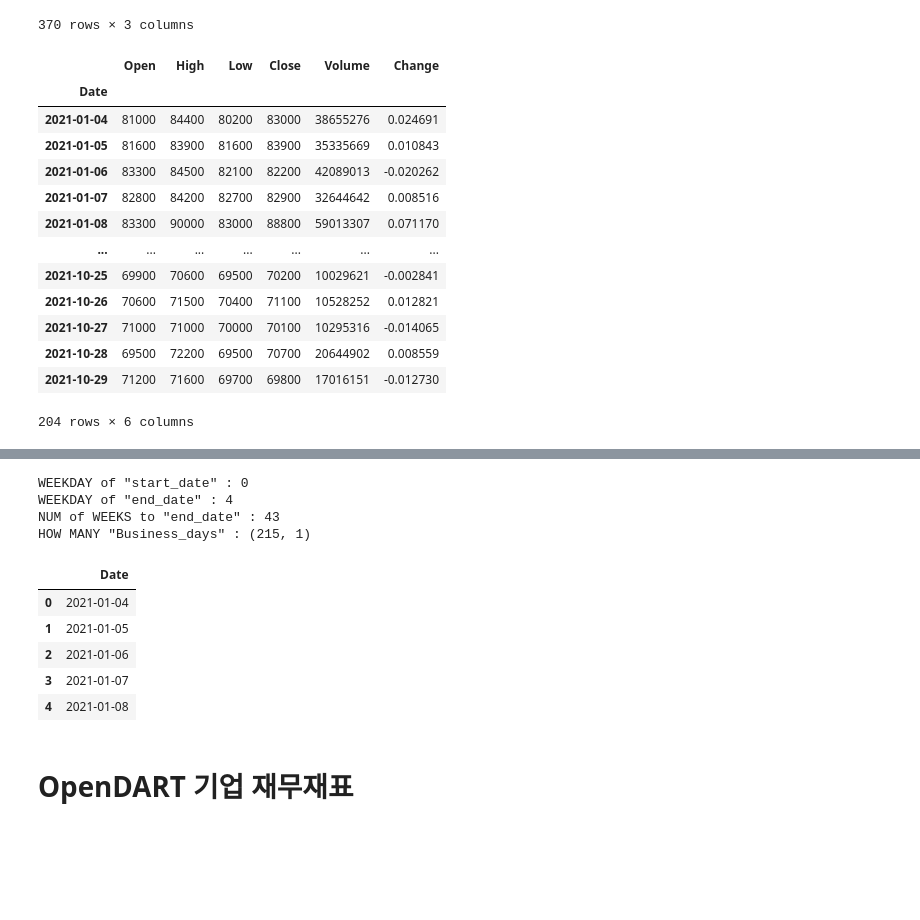
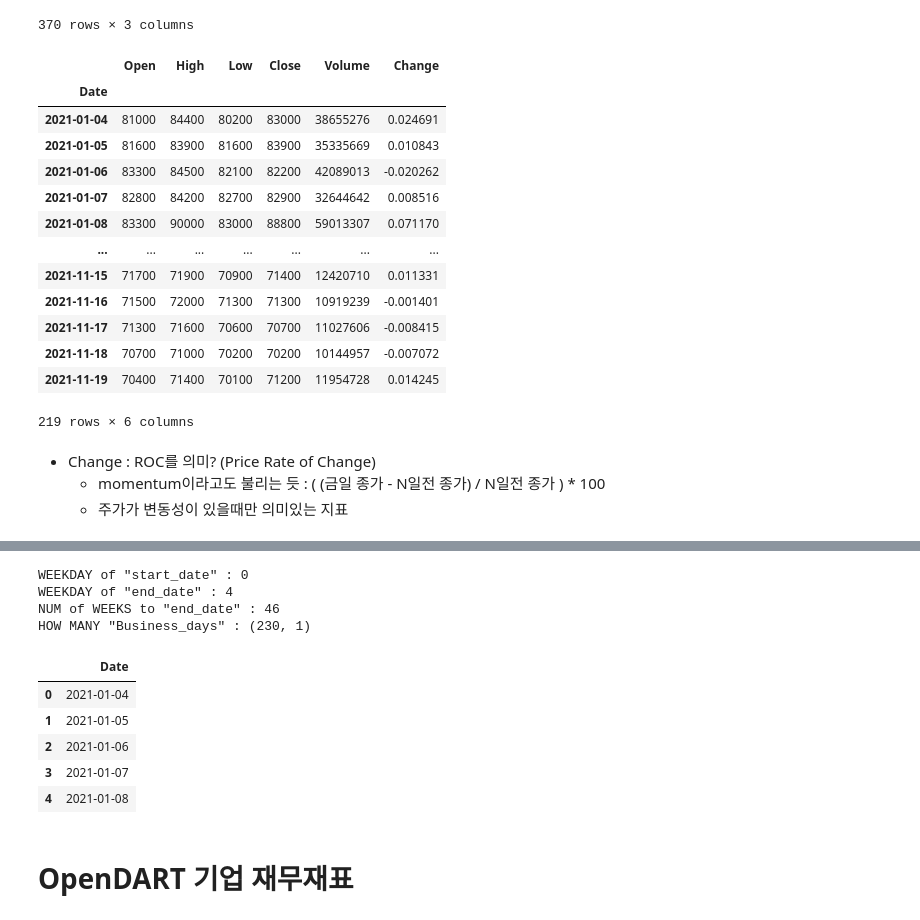
Before and after one commit to aeddung/Election, a Jupyter notebook: stock_prediction/dongha_demo.ipynb, the cells around one changed output, grey strips where cells are left out. Saved outputs shown, nothing was run; the diff lists cells and outputs as text; code cells hidden in the pictures; blank space fills up the shorter version.

```diff
--- a/stock_prediction/dongha_demo.ipynb
+++ b/stock_prediction/dongha_demo.ipynb
@@ -94,25 +125,29 @@ stock_list
 370 rows × 3 columns
 # %%
 start_date = '20210104'
-end_date = '20211029'
+end_date = '20211119'
 sample_code = '005930'
 stock = fdr.DataReader(sample_code, start = start_date, end = end_date)
 stock
 # %% [output]
 |  | Open | High | Low | Close | Volume | Change |
 | Date |  |  |  |  |  |  |
 | 2021-01-04 | 81000 | 84400 | 80200 | 83000 | 38655276 | 0.024691 |
 | 2021-01-05 | 81600 | 83900 | 81600 | 83900 | 35335669 | 0.010843 |
 | 2021-01-06 | 83300 | 84500 | 82100 | 82200 | 42089013 | -0.020262 |
 | 2021-01-07 | 82800 | 84200 | 82700 | 82900 | 32644642 | 0.008516 |
 | 2021-01-08 | 83300 | 90000 | 83000 | 88800 | 59013307 | 0.071170 |
 | ... | ... | ... | ... | ... | ... | ... |
-| 2021-10-25 | 69900 | 70600 | 69500 | 70200 | 10029621 | -0.002841 |
-| 2021-10-26 | 70600 | 71500 | 70400 | 71100 | 10528252 | 0.012821 |
-| 2021-10-27 | 71000 | 71000 | 70000 | 70100 | 10295316 | -0.014065 |
-| 2021-10-28 | 69500 | 72200 | 69500 | 70700 | 20644902 | 0.008559 |
-| 2021-10-29 | 71200 | 71600 | 69700 | 69800 | 17016151 | -0.012730 |
+| 2021-11-15 | 71700 | 71900 | 70900 | 71400 | 12420710 | 0.011331 |
+| 2021-11-16 | 71500 | 72000 | 71300 | 71300 | 10919239 | -0.001401 |
+| 2021-11-17 | 71300 | 71600 | 70600 | 70700 | 11027606 | -0.008415 |
+| 2021-11-18 | 70700 | 71000 | 70200 | 70200 | 10144957 | -0.007072 |
+| 2021-11-19 | 70400 | 71400 | 70100 | 71200 | 11954728 | 0.014245 |
-204 rows × 6 columns
+219 rows × 6 columns
+# %% [markdown]
+- Change : ROC를 의미? (Price Rate of Change)
+  - momentum이라고도 불리는 듯 : ( (금일 종가 - N일전 종가) / N일전 종가 ) * 100
+  - 주가가 변동성이 있을때만 의미있는 지표
 # %%
 fdr.chart.plot(stock)
 # %% [output]
@@ -146,8 +181,8 @@ display(Business_days.head())
 # %% [output]
 WEEKDAY of "start_date" : 0
 WEEKDAY of "end_date" : 4
-NUM of WEEKS to "end_date" : 43
-HOW MANY "Business_days" : (215, 1)
+NUM of WEEKS to "end_date" : 46
+HOW MANY "Business_days" : (230, 1)
 |  | Date |
 | 0 | 2021-01-04 |
 | 1 | 2021-01-05 |
```
Also changed, not shown: parts of 72 cells of this notebook.
